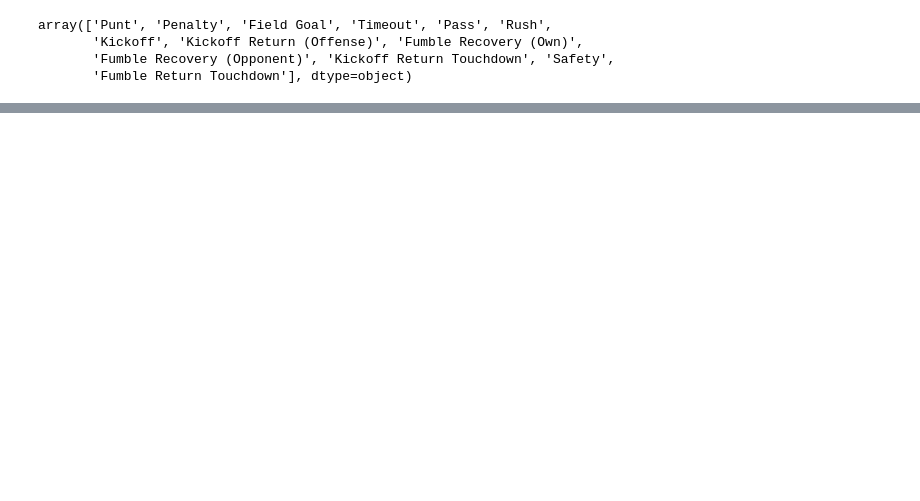
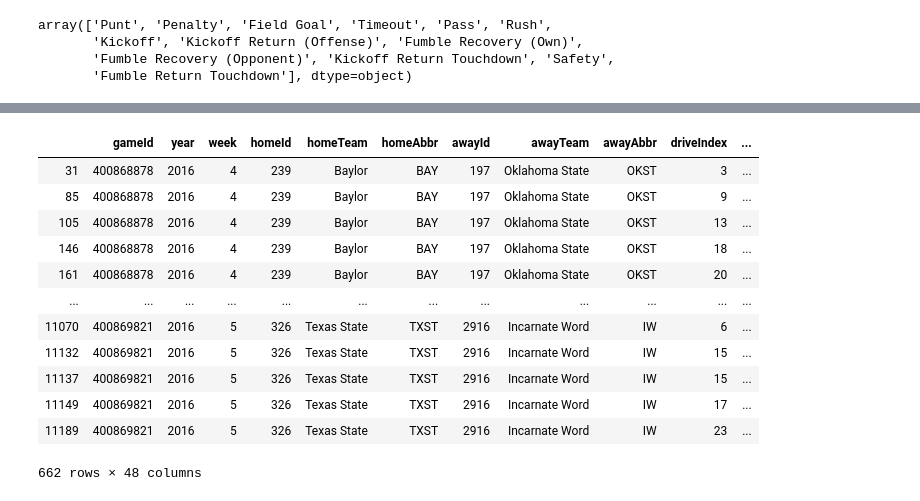
Before and after one commit to nwiatrek/cfb-ml, a Jupyter notebook: 4th down prediction.ipynb, the cells around one changed output, grey strips where cells are left out. Saved outputs shown, nothing was run; the diff lists cells and outputs as text; code cells hidden in the pictures; blank space fills up the shorter version.

```diff
--- a/4th down prediction.ipynb
+++ b/4th down prediction.ipynb
@@ -60,0 +148,19 @@ array(['Punt', 'Penalty', 'Field Goal', 'Timeout', 'Pass', 'Rush',
+# %%
+test_offense = test.query('homeTeam == offenseTeam')
+test_offense = test_offense.join(offense_stats.set_index('School'), on='homeTeam')
+test_offense = test_offense.dropna()
+test_offense
+# %% [output]
+|  | gameId | year | week | homeId | homeTeam | homeAbbr | awayId | awayTeam | awayAbbr | driveIndex | ... |
+| 31 | 400868878 | 2016 | 4 | 239 | Baylor | BAY | 197 | Oklahoma State | OKST | 3 | ... |
+| 85 | 400868878 | 2016 | 4 | 239 | Baylor | BAY | 197 | Oklahoma State | OKST | 9 | ... |
+| 105 | 400868878 | 2016 | 4 | 239 | Baylor | BAY | 197 | Oklahoma State | OKST | 13 | ... |
+| 146 | 400868878 | 2016 | 4 | 239 | Baylor | BAY | 197 | Oklahoma State | OKST | 18 | ... |
+| 161 | 400868878 | 2016 | 4 | 239 | Baylor | BAY | 197 | Oklahoma State | OKST | 20 | ... |
+| ... | ... | ... | ... | ... | ... | ... | ... | ... | ... | ... | ... |
+| 11070 | 400869821 | 2016 | 5 | 326 | Texas State | TXST | 2916 | Incarnate Word | IW | 6 | ... |
+| 11132 | 400869821 | 2016 | 5 | 326 | Texas State | TXST | 2916 | Incarnate Word | IW | 15 | ... |
+| 11137 | 400869821 | 2016 | 5 | 326 | Texas State | TXST | 2916 | Incarnate Word | IW | 15 | ... |
+| 11149 | 400869821 | 2016 | 5 | 326 | Texas State | TXST | 2916 | Incarnate Word | IW | 17 | ... |
+| 11189 | 400869821 | 2016 | 5 | 326 | Texas State | TXST | 2916 | Incarnate Word | IW | 23 | ... |
+662 rows × 48 columns
```
Also changed, not shown: parts of 18 cells of this notebook, 2 other files.
